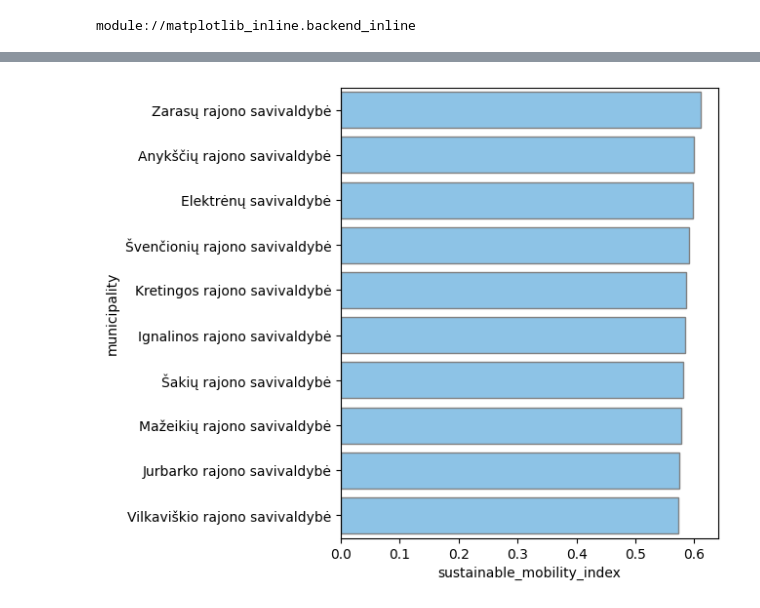
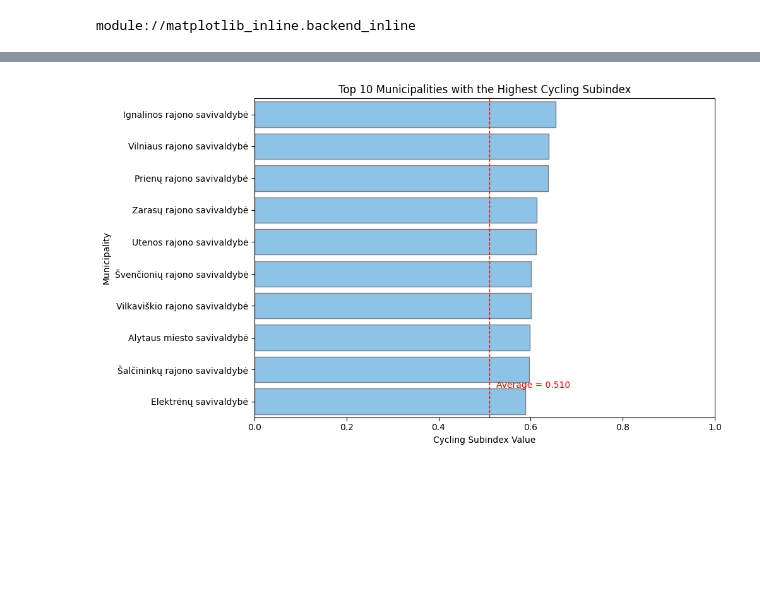
Before and after one commit to kimberlykreiss/sustainable_mobility_index_LTU, a Jupyter notebook: sustainable-mobility-index.ipynb, the cells around one changed output, grey strips where cells are left out. Cells and saved outputs as stored; diff of their text form; code cells hidden in the pictures; blank space fills up the shorter version.

```diff
--- a/sustainable-mobility-index.ipynb
+++ b/sustainable-mobility-index.ipynb
@@ -310,18 +278,37 @@ display(fig)
-# %%
-
-%config InlineBackend.close_figures = False   # default is True
-
-fig, ax = plt.subplots(figsize=(5, 6))
-sns.barplot(
-    data=top10,
-    y='municipality',
-    x='sustainable_mobility_index',
-    color='#7ec6f5',
-    edgecolor='grey',
-    ax=ax
-)
-
-
-plt.show()                          # must be in THIS cell
-# %% [output]
-[figure, removed]
+# %%
+cycling_top10 = (
+    lt_synthetic_long_mean_wide
+    .nlargest(10, 'Cycling')
+    .reset_index()
+)
+overall_avg = lt_synthetic_long_mean_wide['Cycling'].mean()
+
+# ------------------------------------------------------------------
+# draw the figure
+# ------------------------------------------------------------------
+fig, ax = plt.subplots(figsize=(10, 6))
+sns.barplot(
+    data=cycling_top10,
+    y='municipality',
+    x='Cycling',
+    color='#7ec6f5',
+    edgecolor='grey',
+    ax=ax
+)
+
+ax.axvline(overall_avg, color='red', linestyle='--', linewidth=1)
+ax.text(overall_avg + 0.015, len(top10) - 1.5,
+        f'Average = {overall_avg:.3f}',
+        color='red', va='center')
+
+ax.set_title('Top 10 Municipalities with the Highest Cycling Subindex')
+ax.set_xlabel('Cycling Subindex Value')
+ax.set_ylabel('Municipality')
+
+fig.tight_layout()
+fig.savefig('sustainable-cycling-sub-index-top-10.png',
+            dpi=300, bbox_inches='tight', facecolor='white')
+plt.xlim(0, 1)
+plt.show()
+# %% [output]
+[figure, added]
```
Also changed, not shown: parts of 9 cells of this notebook, 4 other files.
